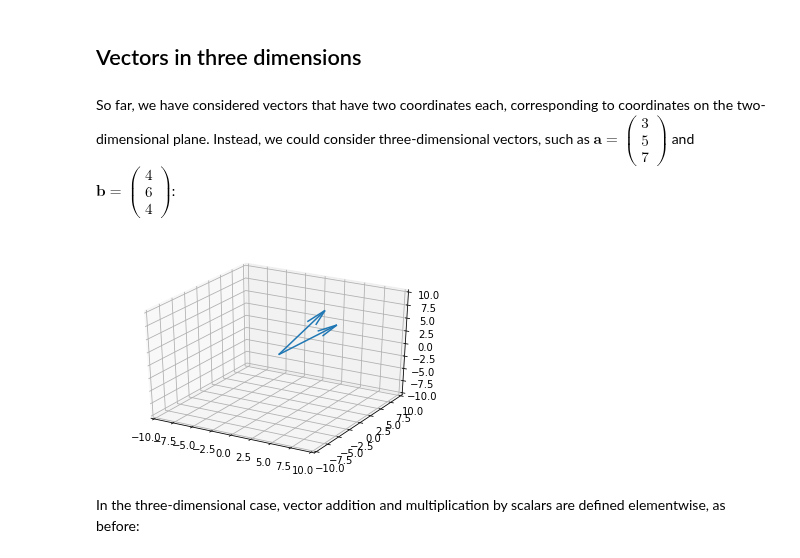
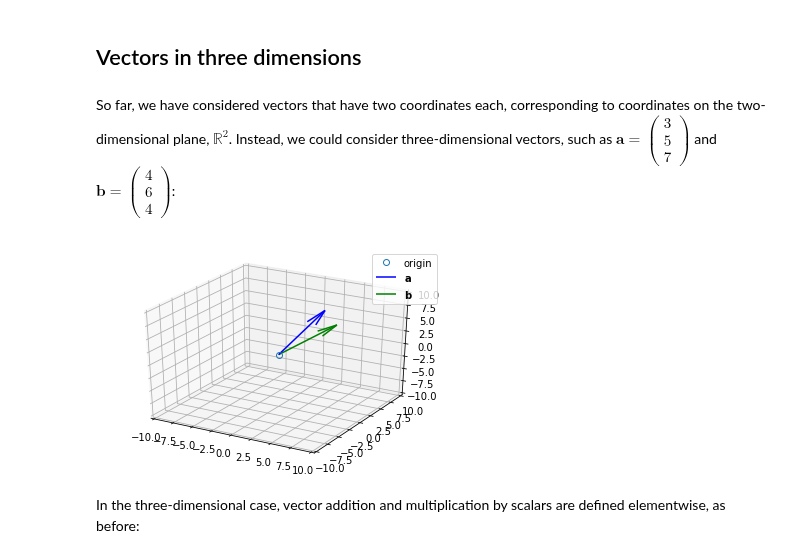
Before and after one commit to thalesians/tsa, a Jupyter notebook: src/jupyter/python/foundations/linear-algebra.ipynb, the cells around one changed output. Drawn from its saved outputs; the diff is of its cells as text; code cells hidden in the pictures.

```diff
--- a/src/jupyter/python/foundations/linear-algebra.ipynb
+++ b/src/jupyter/python/foundations/linear-algebra.ipynb
@@ -358,17 +378,19 @@ plt.ylim(-10, 10);
 # %% [markdown]
 ## Vectors in three dimensions
 # %% [markdown]
-So far, we have considered vectors that have two coordinates each, corresponding to coordinates on the two-dimensional plane. Instead, we could consider three-dimensional vectors, such as $\mathbf{a} = \begin{pmatrix} 3 \\ 5 \\ 7 \end{pmatrix}$ and $\mathbf{b} = \begin{pmatrix} 4 \\ 6 \\ 4 \end{pmatrix}$:
+So far, we have considered vectors that have two coordinates each, corresponding to coordinates on the two-dimensional plane, $\mathbb{R}^2$. Instead, we could consider three-dimensional vectors, such as $\mathbf{a} = \begin{pmatrix} 3 \\ 5 \\ 7 \end{pmatrix}$ and $\mathbf{b} = \begin{pmatrix} 4 \\ 6 \\ 4 \end{pmatrix}$:
 # %%
 fig = plt.figure()
 ax = fig.add_subplot(111, projection='3d')
 ax.set_xlim((-10, 10))
 ax.set_ylim((-10, 10))
 ax.set_zlim((-10, 10))
-ax.quiver(0, 0, 0, 3, 5, 7)
-ax.quiver(0, 0, 0, 4, 6, 4);
+ax.quiver(0, 0, 0, 3, 5, 7, color='blue', label='$\mathbf{a}$')
+ax.quiver(0, 0, 0, 4, 6, 4, color='green', label='$\mathbf{b}$')
+ax.plot([0], [0], [0], 'o', markerfacecolor='none', label='origin')
+ax.legend();
 # %% [output]
-[figure, old version]
+[figure, new version]
 # %% [markdown]
 In the three-dimensional case, vector addition and multiplication by scalars are defined elementwise, as before:
 # %%
```
Also changed, not shown: parts of 109 cells of this notebook.
